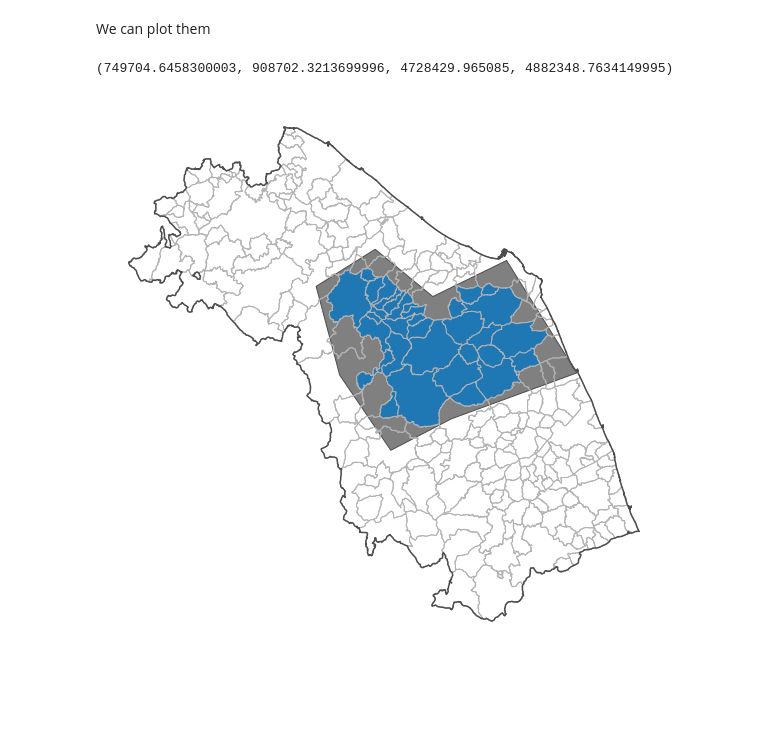
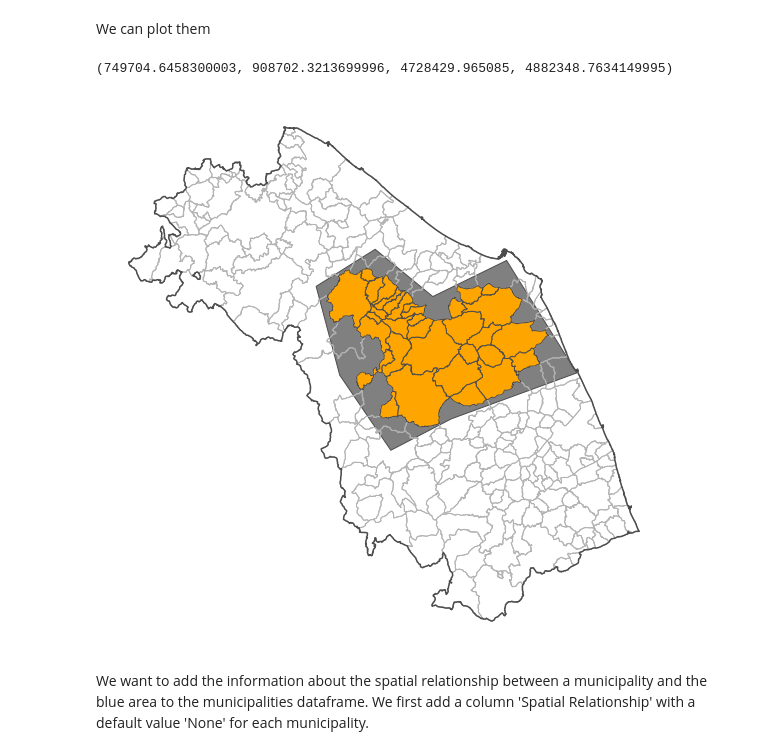
Before and after one commit to luigiselmi/geoscience, a Jupyter notebook: reprojection.ipynb, the cells around one changed output. Drawn from its saved outputs; the diff is of its cells as text; code cells hidden in the pictures; blank space fills up the shorter version.

Commit message:
added masks

```diff
--- a/reprojection.ipynb
+++ b/reprojection.ipynb
@@ -490,10 +501,12 @@ We can plot them
 # %%
 fig, ax = plt.subplots(1, figsize=(15, 10))
 blue_polygon_df_epsg32632.plot(ax=ax, edgecolor='0.3', color='0.5')
 comuni_marche_gdf.plot(color='None', ax=ax, edgecolor='0.7')
 confini_marche_gdf.plot(ax=ax, color='None', linewidth=1.5, edgecolor='0.3')
-comuni_marche_gdf[blue_polygon_mask].plot(ax=ax, edgecolor='0.7')
+comuni_marche_gdf[blue_polygon_mask].plot(ax=ax, edgecolor='0.3', color='orange')
 ax.axis('off')
 # %% [output]
 (749704.6458300003, 908702.3213699996, 4728429.965085, 4882348.7634149995)
-[figure, old version]
+[figure, new version]
+# %% [markdown]
+We want to add the information about the spatial relationship between a municipality and the blue area to the municipalities dataframe. We first add a column 'Spatial Relationship' with a default value 'None' for each municipality.
```
Also changed, not shown: parts of 16 cells of this notebook.
